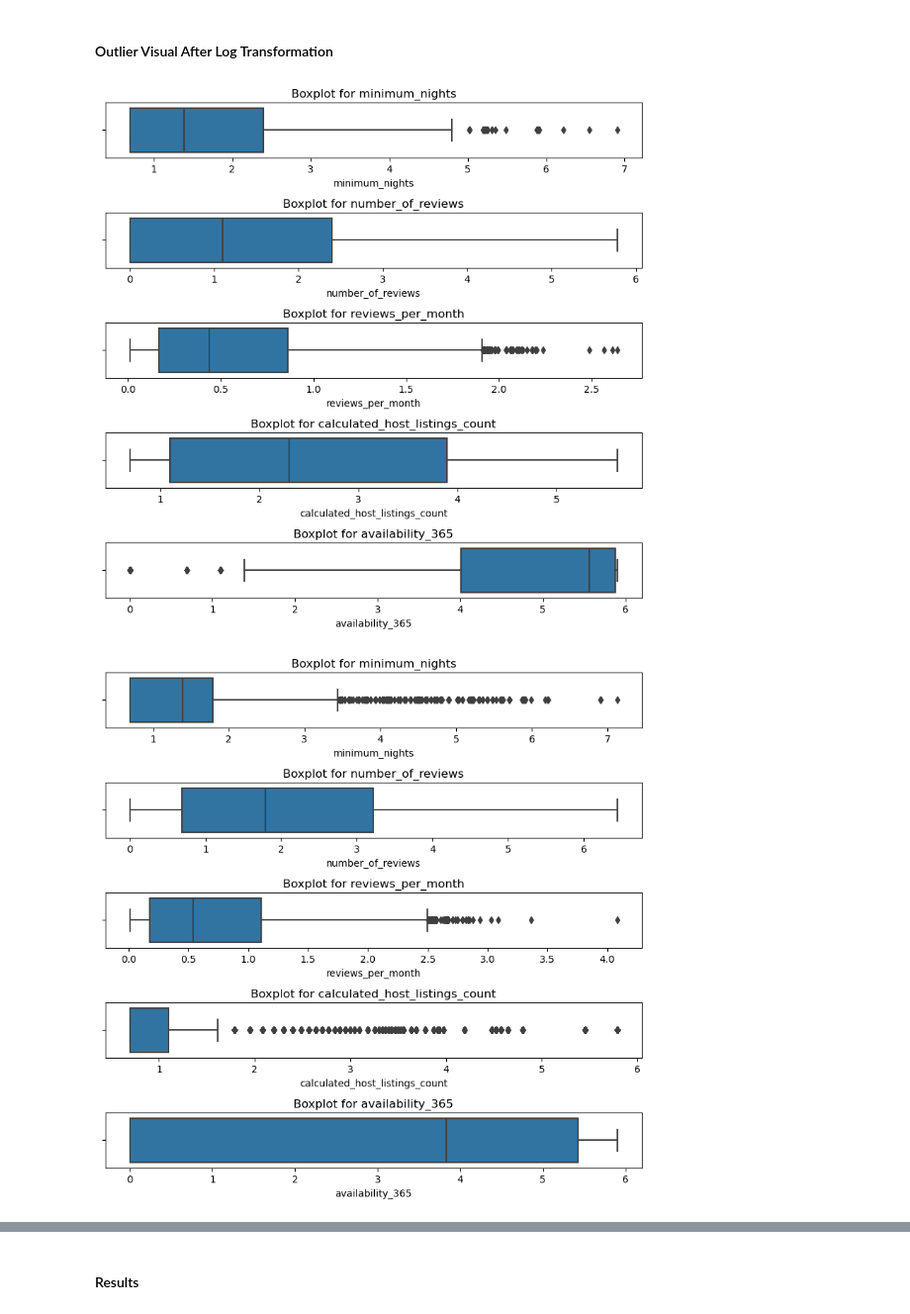
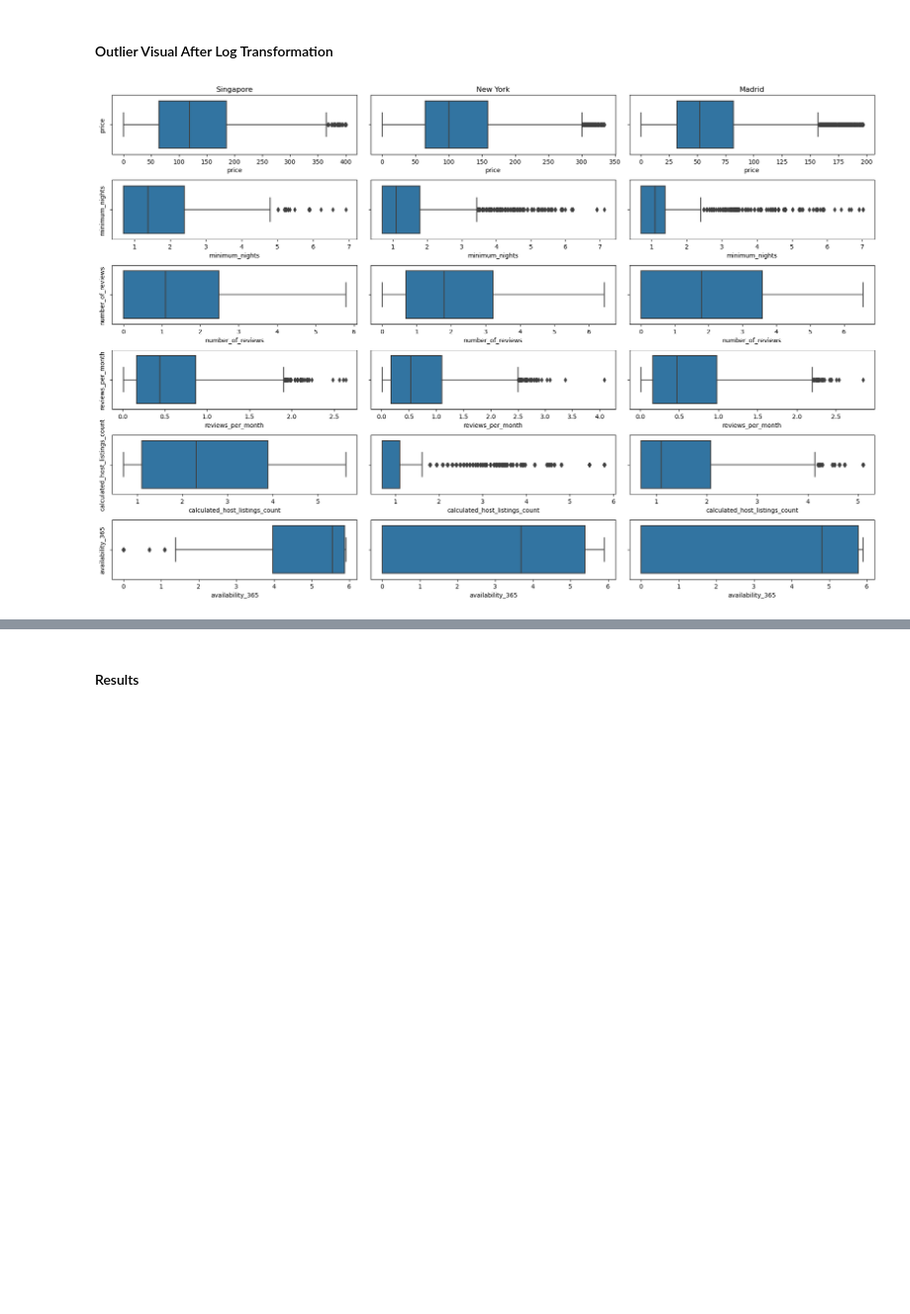
Before and after one commit to devxlag/Comp3608-Project, a Jupyter notebook: main.ipynb, the cells around one changed output, grey strips where cells are left out. Shown at 99% size. Saved outputs shown, nothing was run; the diff lists cells and outputs as text; code cells hidden in the pictures; blank space fills up the shorter version.

```diff
--- a/main.ipynb
+++ b/main.ipynb
@@ -149,0 +199,25 @@ print_outliers(madrid_df)
+# %%
+def outlier_visual(datasets):
+    subplotboxplot_figure, axes = plt.subplots(nrows=6, ncols=3, figsize=(18, 12))
+
+
+    dataset_names = ['Singapore', 'New York', 'Madrid']
+    features = ['price', 'minimum_nights', 'number_of_reviews', 'reviews_per_month', 'calculated_host_listings_count', 'availability_365']
+
+    for j, dataset in enumerate(datasets):
+        for i, feature in enumerate(features):
+            # Plot each feature's data in the appropriate subplot
+            sns.boxplot(x=dataset[feature], orient='h', ax=axes[i, j])
+            if j == 0:
+                # Label the rows with the feature name
+                axes[i, j].set_ylabel(feature)
+            if i == 0:
+                # Label the columns with the dataset name
+                axes[i, j].set_title(dataset_names[j])
+
+    # Display the boxplots
+    subplotboxplot_figure.tight_layout()
+    subplotboxplot_figure.show()
+
+# Visualize the outliers in the datasets
+outlier_visual([singapore_df, ny_df, madrid_df])
@@ -527,5 +802,5 @@ Strategies:
 # %%
-numeric_features = ['minimum_nights', 'number_of_reviews', 'reviews_per_month', 'calculated_host_listings_count', 'availability_365']
+numeric_features_ = ['minimum_nights', 'number_of_reviews', 'reviews_per_month', 'calculated_host_listings_count', 'availability_365']
 # %% [markdown]
 ### Outlier Capping
 # %%
@@ -617,17 +891,17 @@ def apply_log_transformation(df):
     log_transform = FunctionTransformer(np.log1p)
     transformed_df = df.copy()
 
-    for feature in numeric_features:
+    for feature in numeric_features_:
         transformed_df[feature] = log_transform.fit_transform(df[[feature]])
     return transformed_df
 
-singapore_df_log = apply_log_transformation(singapore_df)
-ny_df_log = apply_log_transformation(ny_df)
-madrid_df_log = apply_log_transformation(madrid_df)
+singapore_df_log = apply_log_transformation(drop_target_oultiers(singapore_df))
+ny_df_log = apply_log_transformation(drop_target_oultiers(ny_df))
+madrid_df_log = apply_log_transformation(drop_target_oultiers(madrid_df))
 
-singapore_X_log, singapore_y_log = get_X_y(drop_target_oultiers(singapore_df_log))
-ny_X_log, ny_y_log = get_X_y(drop_target_oultiers(ny_df_log))
-madrid_X_log, madrid_y_log = get_X_y(drop_target_oultiers(madrid_df_log))
+singapore_X_log, singapore_y_log = get_X_y(singapore_df_log)
+ny_X_log, ny_y_log = get_X_y(ny_df_log)
+madrid_X_log, madrid_y_log = get_X_y(madrid_df_log)
 
 # Split the data into training and testing sets
 singapore_X_train_log, singapore_X_test_log, singapore_y_train_log, singapore_y_test_log = train_test_split(singapore_X_log, singapore_y_log, test_size=0.3, random_state=42)
@@ -636,9 +910,6 @@ madrid_X_train_log, madrid_X_test_log, madrid_y_train_log, madrid_y_test_log = t
 # %% [markdown]
 #### Outlier Visual After Log Transformation
 # %%
-print_outliers(singapore_df_log, numeric_features)
-print_outliers(ny_df_log, numeric_features)
-print_outliers(madrid_df_log, numeric_features)
+outlier_visual([singapore_df_log, ny_df_log, madrid_df_log])
 # %% [output]
-[figure, old version]
+[figure, new version]
-[figure, removed]
```
Also changed, not shown: parts of 50 cells of this notebook, 1 other file.
